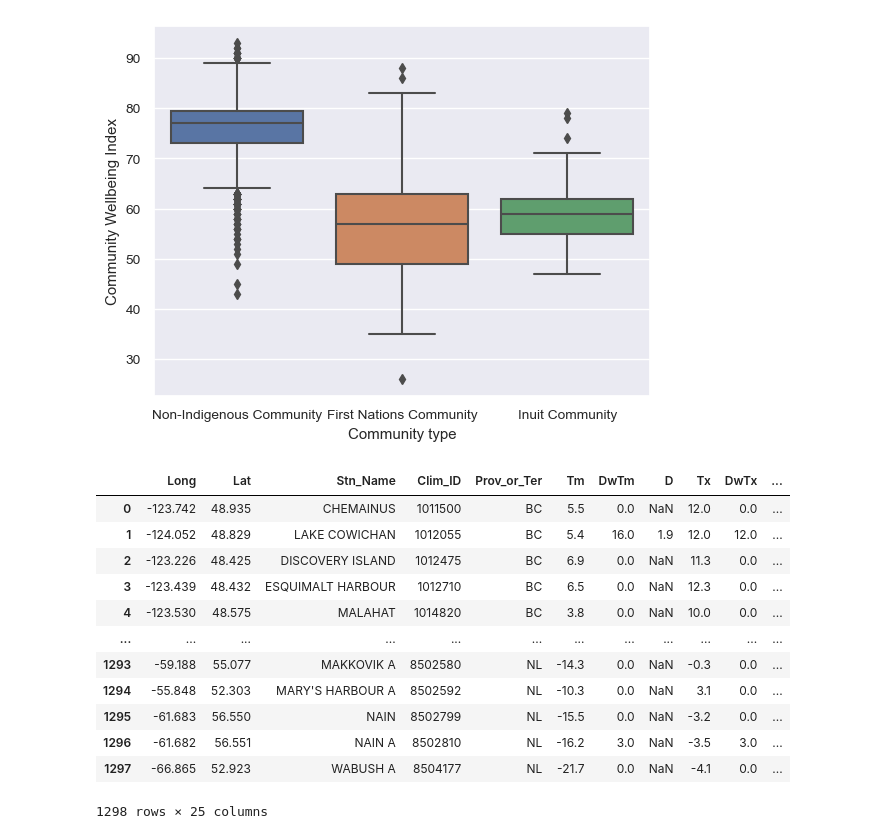
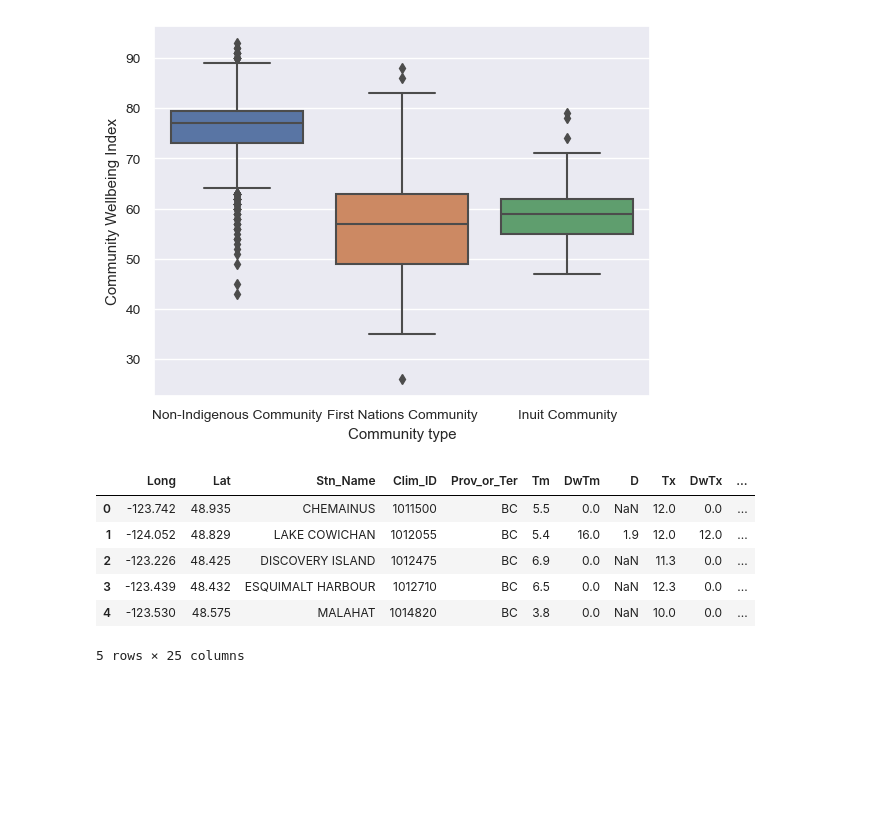
Before and after one commit to ubco-W2022T2-data301/project-group33, a Jupyter notebook: analysis/analysis1.ipynb, the cells around one changed output. Saved outputs shown, nothing was run; the diff lists cells and outputs as text; code cells hidden in the pictures; blank space fills up the shorter version.

```diff
--- a/analysis/analysis1.ipynb
+++ b/analysis/analysis1.ipynb
@@ -32,18 +68,12 @@ wellbeingindex_plot = sns.boxplot(y=wellbeingindex['CWB / IBC 2011'],
 # %% [output]
 [figure]
 # %%
-climate2023
+climate2023.head()
 # %% [output]
 |  | Long | Lat | Stn_Name | Clim_ID | Prov_or_Ter | Tm | DwTm | D | Tx | DwTx | ... |
 | 0 | -123.742 | 48.935 | CHEMAINUS | 1011500 | BC | 5.5 | 0.0 | NaN | 12.0 | 0.0 | ... |
 | 1 | -124.052 | 48.829 | LAKE COWICHAN | 1012055 | BC | 5.4 | 16.0 | 1.9 | 12.0 | 12.0 | ... |
 | 2 | -123.226 | 48.425 | DISCOVERY ISLAND | 1012475 | BC | 6.9 | 0.0 | NaN | 11.3 | 0.0 | ... |
 | 3 | -123.439 | 48.432 | ESQUIMALT HARBOUR | 1012710 | BC | 6.5 | 0.0 | NaN | 12.3 | 0.0 | ... |
 | 4 | -123.530 | 48.575 | MALAHAT | 1014820 | BC | 3.8 | 0.0 | NaN | 10.0 | 0.0 | ... |
-| ... | ... | ... | ... | ... | ... | ... | ... | ... | ... | ... | ... |
-| 1293 | -59.188 | 55.077 | MAKKOVIK A | 8502580 | NL | -14.3 | 0.0 | NaN | -0.3 | 0.0 | ... |
-| 1294 | -55.848 | 52.303 | MARY'S HARBOUR A | 8502592 | NL | -10.3 | 0.0 | NaN | 3.1 | 0.0 | ... |
-| 1295 | -61.683 | 56.550 | NAIN | 8502799 | NL | -15.5 | 0.0 | NaN | -3.2 | 0.0 | ... |
-| 1296 | -61.682 | 56.551 | NAIN A | 8502810 | NL | -16.2 | 3.0 | NaN | -3.5 | 3.0 | ... |
-| 1297 | -66.865 | 52.923 | WABUSH A | 8504177 | NL | -21.7 | 0.0 | NaN | -4.1 | 0.0 | ... |
-1298 rows × 25 columns
+5 rows × 25 columns
```
Also changed, not shown: parts of 12 cells of this notebook.
